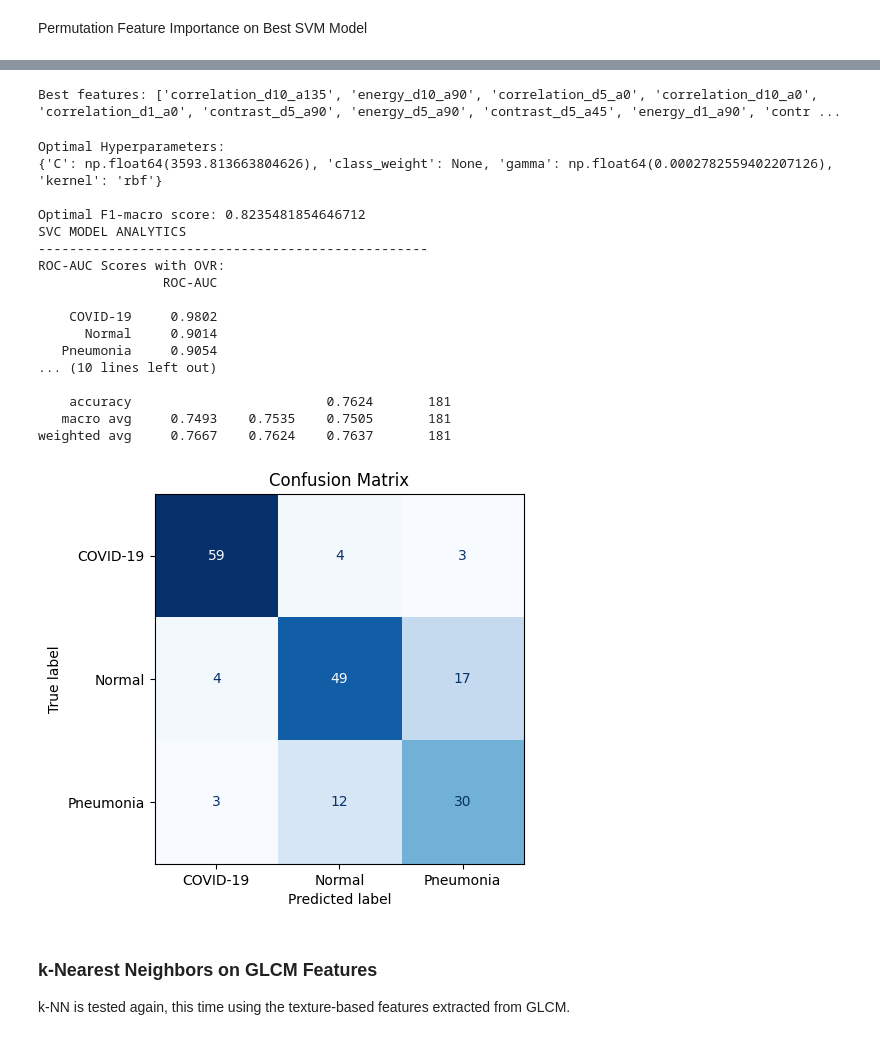
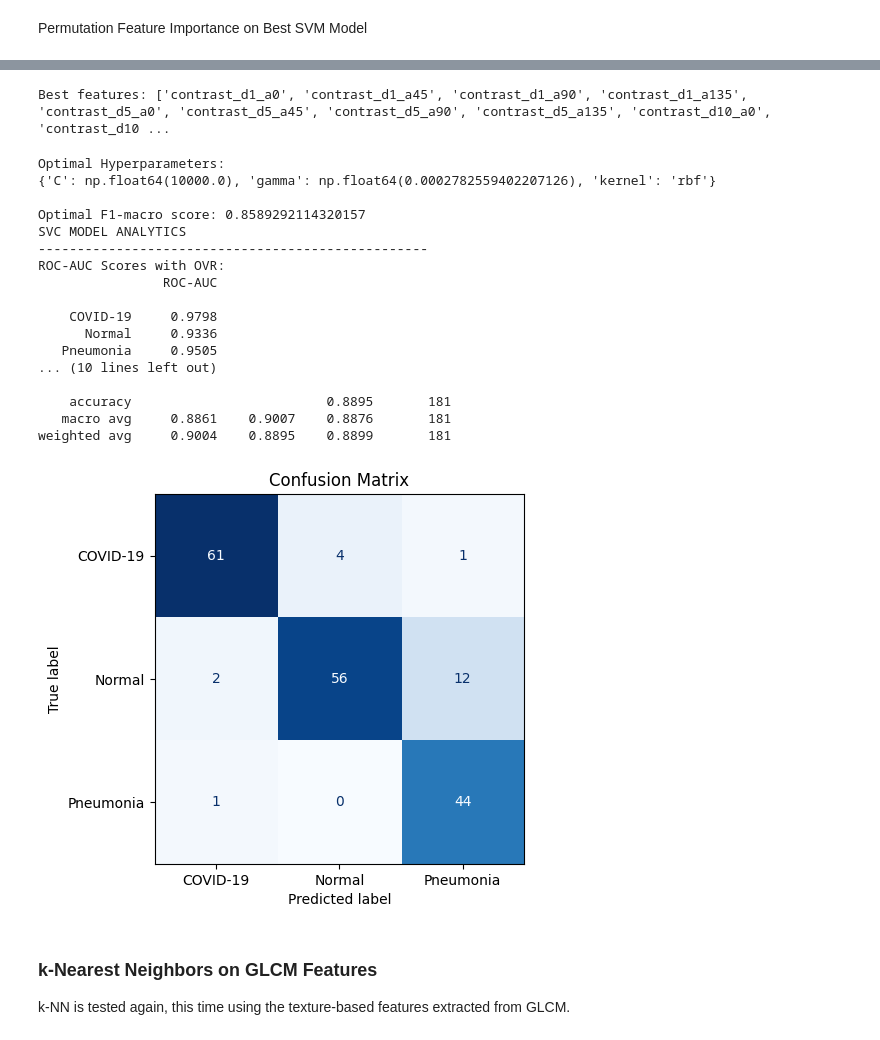
Before and after one commit to bdog18/ChestXRayClassifier, a Jupyter notebook: main.ipynb, the cells around one changed output, grey strips where cells are left out. Cells and saved outputs as stored; diff of their text form; code cells hidden in the pictures.

```diff
--- a/main.ipynb
+++ b/main.ipynb
@@ -1054,8 +1214,9 @@ show_feature_importance(rf_glcm, perm_importances, perm_indices, feature_names)
 # %%
-best_features = [feature_names[i] for i in perm_indices[:10]]
+important_indices = [i for i, importance in enumerate(perm_importances) if importance > 0]
+best_features = [feature_names[i] for i in important_indices]
 print(f"Best features: {best_features}")
 
-# slice to 10 best features of X_train and X_test (y_train and y_test are uneffected)
-X_train_glcm_rf = X_train_glcm[:, perm_indices[:10]].copy()
-X_test_glcm_rf = X_test_glcm[:, perm_indices[:10]].copy()
+# slice to only positive features of X_train and X_test (y_train and y_test are uneffected)
+X_train_glcm_rf = X_train_glcm[:, important_indices].copy()
+X_test_glcm_rf = X_test_glcm[:, important_indices].copy()
 # %% [output]
@@ -1063,8 +1224,8 @@ Best features: ['contrast_d1_a90', 'contrast_d10_a0', 'contrast_d10_a90', 'corre
 # %%
 param_grid = {
-    'max_depth': range(5, 101, 5),
+    'max_depth': range(5, 101, 2),
     'max_features': ['sqrt', 'log2'],
-    'n_estimators': range(50, 151, 5)
+    'n_estimators': range(50, 151, 2)
 }
 
 grid_search = GridSearchCV(
@@ -1083,8 +1244,8 @@ print(grid_search.best_params_)
 print(f"\nOptimal F1-macro score: {grid_search.best_score_}")
 
 # Set best estimator as model
-rf_glcm_top_10 = grid_search.best_estimator_
+rf_glcm_positive_only = grid_search.best_estimator_
 # Get Results from Model
-get_model_analytics(rf_glcm_top_10, X_test_glcm_rf, y_test_glcm)
+get_model_analytics(rf_glcm_positive_only, X_test_glcm_rf, y_test_glcm)
 # %% [output]
 Optimal Hyperparameters:
@@ -1111,7 +1272,7 @@ We train a linear Support Vector Machine (SVM) on the GLCM features and evaluate
 # %%
 from sklearn.svm import SVC
 
-svc_glcm = SVC(probability=True, random_state=RANDOM_STATE)
+svc_glcm = SVC(probability=True, class_weight='balanced', random_state=RANDOM_STATE)
 
 # Train the classifier
 svc_glcm.fit(X_train_glcm, y_train_glcm)
@@ -1253,60 +1414,60 @@ show_feature_importance(svc_glcm, perm_importances, perm_indices, feature_names)
 # %%
-best_features = [feature_names[i] for i in perm_indices[:10]]
+important_indices = [i for i, importance in enumerate(perm_importances) if importance > 0]
+best_features = [feature_names[i] for i in important_indices]
 print(f"Best features: {best_features}")
 
-# slice to 10 best features of X_train and X_test (y_train and y_test are uneffected)
-X_train_glcm_svc = X_train_glcm[:, perm_indices[:10]].copy()
-X_test_glcm_svc = X_test_glcm[:, perm_indices[:10]].copy()
+# slice to only positive features of X_train and X_test (y_train and y_test are uneffected)
+X_train_glcm_svc = X_train_glcm[:, important_indices].copy()
+X_test_glcm_svc = X_test_glcm[:, important_indices].copy()
 # %% [output]
-Best features: ['correlation_d10_a135', 'energy_d10_a90', 'correlation_d5_a0', 'correlation_d10_a0', 'correlation_d1_a0', 'contrast_d5_a90', 'energy_d5_a90', 'contrast_d5_a45', 'energy_d1_a90', 'contr ...
+Best features: ['contrast_d1_a0', 'contrast_d1_a45', 'contrast_d1_a90', 'contrast_d1_a135', 'contrast_d5_a0', 'contrast_d5_a45', 'contrast_d5_a90', 'contrast_d5_a135', 'contrast_d10_a0', 'contrast_d10 ...
 # %%
 # Finer grid search around best values
 fine_param_grid = {
     'C': np.logspace(2, 4, 10),  # Values between 100 and 10000
     'gamma': np.logspace(-4, -2, 10),  # Values around 0.001
-    'kernel': ['rbf'],
-    'class_weight': [None, 'balanced']  # Try with class weighting
+    'kernel': ['rbf']
 }
 
 fine_svm_gridsearch = GridSearchCV(
     svc_glcm,
     fine_param_grid,
     cv=5,
     scoring='f1_macro',
     n_jobs=-1,
     verbose=0
 )
 
 fine_svm_gridsearch.fit(X_train_glcm_svc, y_train_glcm)
 
 print("Optimal Hyperparameters:")
 print(fine_svm_gridsearch.best_params_)
 
 print(f"\nOptimal F1-macro score: {fine_svm_gridsearch.best_score_}")
 
 # Set best estimator as model
-svc_glcm_top_10 = fine_svm_gridsearch.best_estimator_
+svc_glcm_positive_only = fine_svm_gridsearch.best_estimator_
 # Get Results from Model
-get_model_analytics(svc_glcm_top_10, X_test_glcm_svc, y_test_glcm)
+get_model_analytics(svc_glcm_positive_only, X_test_glcm_svc, y_test_glcm)
 # %% [output]
 Optimal Hyperparameters:
-{'C': np.float64(3593.813663804626), 'class_weight': None, 'gamma': np.float64(0.0002782559402207126), 'kernel': 'rbf'}
+{'C': np.float64(10000.0), 'gamma': np.float64(0.0002782559402207126), 'kernel': 'rbf'}
 
-Optimal F1-macro score: 0.8235481854646712
+Optimal F1-macro score: 0.8589292114320157
 SVC MODEL ANALYTICS
 --------------------------------------------------
 ROC-AUC Scores with OVR:
                 ROC-AUC
 
-    COVID-19     0.9802
-      Normal     0.9014
-   Pneumonia     0.9054
+    COVID-19     0.9798
+      Normal     0.9336
+   Pneumonia     0.9505
 ... (10 lines left out)
 
-    accuracy                         0.7624       181
-   macro avg     0.7493    0.7535    0.7505       181
-weighted avg     0.7667    0.7624    0.7637       181
+    accuracy                         0.8895       181
+   macro avg     0.8861    0.9007    0.8876       181
+weighted avg     0.9004    0.8895    0.8899       181
-[figure, old version]
+[figure, new version]
 # %% [markdown]
 ### k-Nearest Neighbors on GLCM Features
 k-NN is tested again, this time using the texture-based features extracted from GLCM.
```
Also changed, not shown: parts of 28 cells of this notebook, 6 other files.
